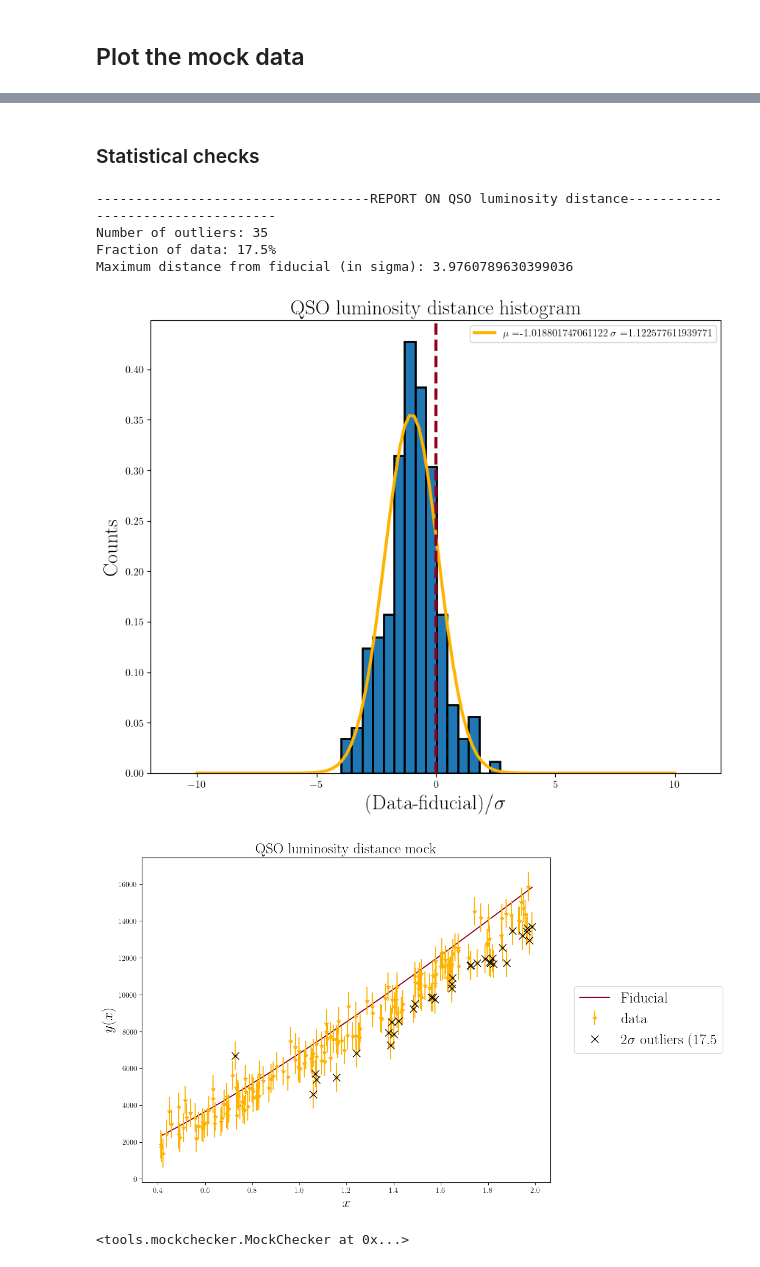
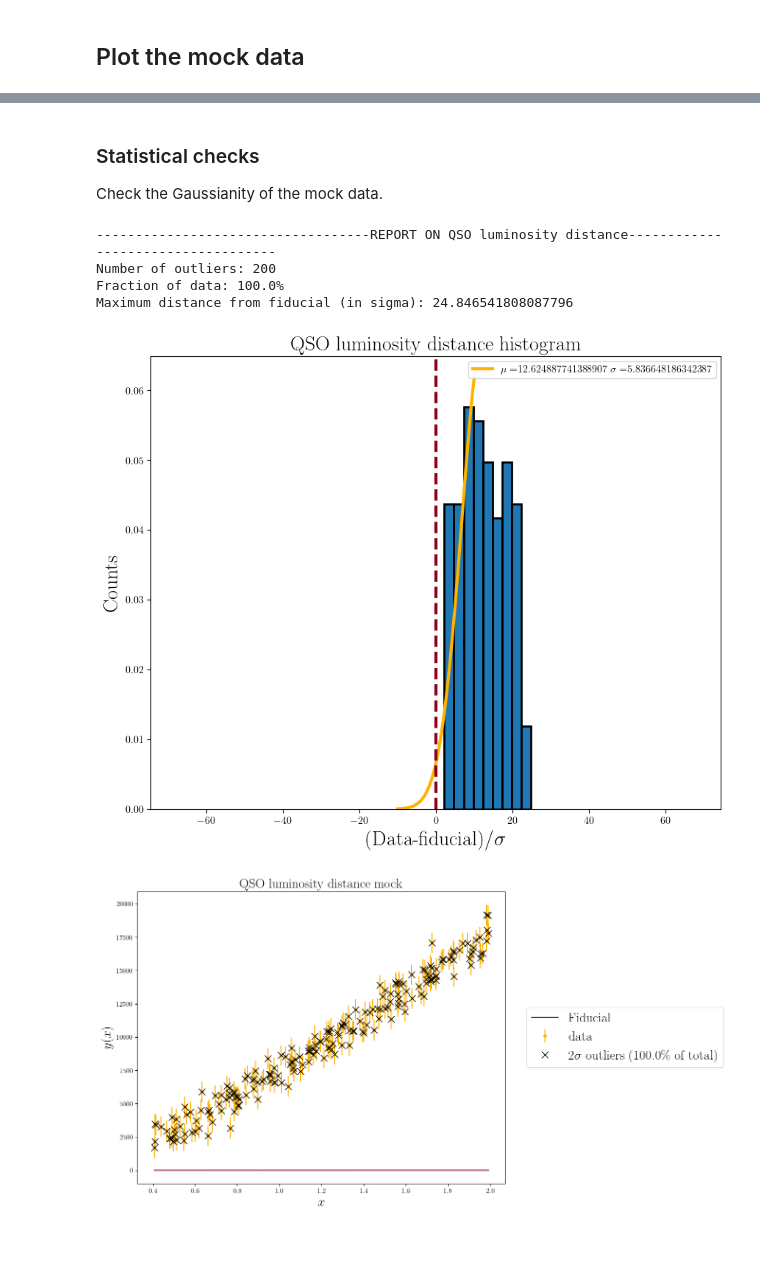
Before and after one commit to nataliehogg/quasar-ddr, a Jupyter notebook: mock_maker_interface.ipynb, the cells around one changed output, grey strips where cells are left out. Saved outputs shown, nothing was run; the diff lists cells and outputs as text; code cells hidden in the pictures.

Commit message:
more cleaning of mockchecker

```diff
--- a/mock_maker_interface.ipynb
+++ b/mock_maker_interface.ipynb
@@ -48,7 +48,7 @@ params = {'Omegam': 0.314,
 
 # model for DDR violation
 DDR_violation = {'model': 'M1',
-                 'alpha': 0,
+                 'alpha': 0.1,
                  'beta':0}
 
 zspecs = np.linspace(specifications['z_min'], specifications['z_max'], 1000)
@@ -154,16 +154,18 @@ plt.show()
 # %% [markdown]
 ### Statistical checks
+
+Check the Gaussianity of the mock data.
 # %%
 from tools.mockchecker import MockChecker
 
 MockChecker(x = dl_data['z'], data = dl_data['value'], error = dl_data['error'],
-            fiducial = np.array([luminosity_LCDM(zi) for zi in dl_data['z']]),
-            threshold = 2, dataname='QSO luminosity distance')
+            # fiducial = np.array([luminosity_LCDM(zi) for zi in dl_data['z']]),
+            fiducial = np.array([luminosity_EM(zi) for zi in dl_data['z']]),
+            threshold = 2, dataname='QSO luminosity distance');
 # %% [output]
 -----------------------------------REPORT ON QSO luminosity distance-----------------------------------
-Number of outliers: 35
-Fraction of data: 17.5%
-Maximum distance from fiducial (in sigma): 3.9760789630399036
+Number of outliers: 200
+Fraction of data: 100.0%
+Maximum distance from fiducial (in sigma): 24.846541808087796
-[figure, old version]
+[figure, new version]
-[figure, old version]
+[figure, new version]
-<tools.mockchecker.MockChecker at 0x...>
```
Also changed, not shown: parts of 3 cells of this notebook, 1 other file.
